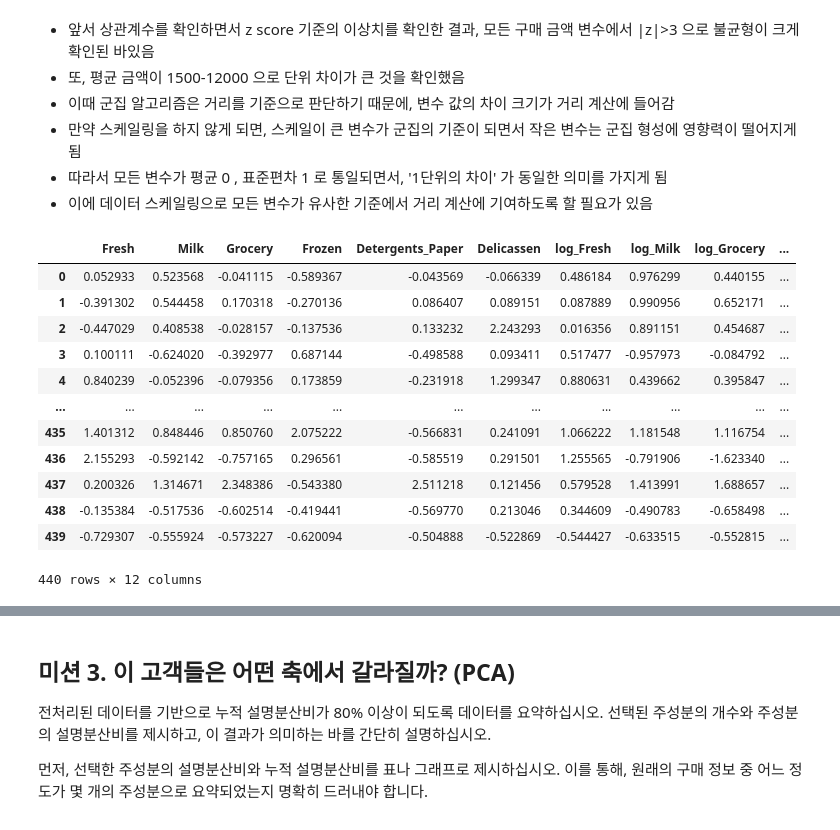
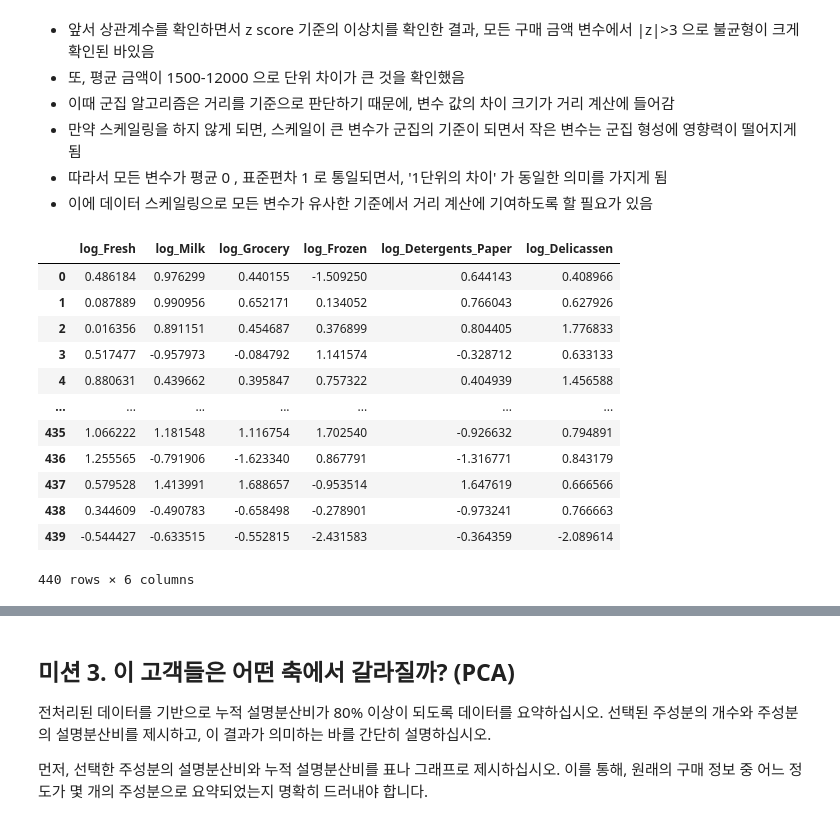
Before and after one commit to BoheeJeong/Machine_learning, a Jupyter notebook: [LAB 05] 비지도 학습 - 구매 패턴 기반 고객 군집 분석과 페르소나 도출/00.PBT_구매 패턴 기반 고객 군집 분석과 페르소나 도출.ipynb, the cells around one changed output, grey strips where cells are left out. Saved outputs shown, nothing was run; the diff lists cells and outputs as text; code cells hidden in the pictures.

```diff
--- a/[LAB 05] 비지도 학습 - 구매 패턴 기반 고객 군집 분석과 페르소나 도출/00.PBT_구매 패턴 기반 고객 군집 분석과 페르소나 도출.ipynb
+++ b/[LAB 05] 비지도 학습 - 구매 패턴 기반 고객 군집 분석과 페르소나 도출/00.PBT_구매 패턴 기반 고객 군집 분석과 페르소나 도출.ipynb
@@ -538,3 +538,16 @@ plt.show()               # 그래프 화면 출력
 plt.close()              # 그래프 작업 종료
 # %% [output]
 [figure]
+# %%
+from scipy.stats import spearmanr
+
+# 1) 스피어만 상관계수 + p-value 계산
+cols = ['Fresh', 'Milk', 'Grocery', 'Frozen','Detergents_Paper','Delicassen']
+
+corr, pvals = spearmanr(df_corr[cols])
+
+spearman_corr = pd.DataFrame(corr,  index=cols, columns=cols)
+spearman_pval = pd.DataFrame(pvals, index=cols, columns=cols)
+
+display(spearman_corr.round(3))   # 상관계수
+display(spearman_pval.round(4))   # p-value
@@ -540,0 +569,24 @@ plt.close()              # 그래프 작업 종료
+# %%
+alpha = 0.05
+
+records = []
+for i in range(len(cols)):
+    for j in range(i + 1, len(cols)):  # 위쪽 삼각형만
+        v1, v2 = cols[i], cols[j]
+        r = spearman_corr.loc[v1, v2]
+        p = spearman_pval.loc[v1, v2]
+        records.append({
+            "변수1": v1,
+            "변수2": v2,
+            "Spearman_r": r,
+            "p_value": p,
+            "유의여부(α=0.05)": "유의" if p < alpha else "불유의"
+        })
+
+corr_result_df = (
+    pd.DataFrame(records)
+      .sort_values("p_value")
+      .reset_index(drop=True)
+)
+
+display(corr_result_df)
@@ -620,21 +671,23 @@ for i in columns:
 # %%
 scaler = StandardScaler()
 sdf = DataFrame (scaler.fit_transform(df_log),columns=df_log.columns)
-sdf
+sdf_log=sdf.copy()
+sdf_log = sdf_log.drop(columns=['Fresh', 'Milk', 'Grocery', 'Frozen','Detergents_Paper','Delicassen'])
+sdf_log
 # %% [output]
-|  | Fresh | Milk | Grocery | Frozen | Detergents_Paper | Delicassen | log_Fresh | log_Milk | log_Grocery | ... |
-| 0 | 0.052933 | 0.523568 | -0.041115 | -0.589367 | -0.043569 | -0.066339 | 0.486184 | 0.976299 | 0.440155 | ... |
-| 1 | -0.391302 | 0.544458 | 0.170318 | -0.270136 | 0.086407 | 0.089151 | 0.087889 | 0.990956 | 0.652171 | ... |
-| 2 | -0.447029 | 0.408538 | -0.028157 | -0.137536 | 0.133232 | 2.243293 | 0.016356 | 0.891151 | 0.454687 | ... |
-| 3 | 0.100111 | -0.624020 | -0.392977 | 0.687144 | -0.498588 | 0.093411 | 0.517477 | -0.957973 | -0.084792 | ... |
-| 4 | 0.840239 | -0.052396 | -0.079356 | 0.173859 | -0.231918 | 1.299347 | 0.880631 | 0.439662 | 0.395847 | ... |
-| ... | ... | ... | ... | ... | ... | ... | ... | ... | ... | ... |
-| 435 | 1.401312 | 0.848446 | 0.850760 | 2.075222 | -0.566831 | 0.241091 | 1.066222 | 1.181548 | 1.116754 | ... |
-| 436 | 2.155293 | -0.592142 | -0.757165 | 0.296561 | -0.585519 | 0.291501 | 1.255565 | -0.791906 | -1.623340 | ... |
-| 437 | 0.200326 | 1.314671 | 2.348386 | -0.543380 | 2.511218 | 0.121456 | 0.579528 | 1.413991 | 1.688657 | ... |
-| 438 | -0.135384 | -0.517536 | -0.602514 | -0.419441 | -0.569770 | 0.213046 | 0.344609 | -0.490783 | -0.658498 | ... |
-| 439 | -0.729307 | -0.555924 | -0.573227 | -0.620094 | -0.504888 | -0.522869 | -0.544427 | -0.633515 | -0.552815 | ... |
+|  | log_Fresh | log_Milk | log_Grocery | log_Frozen | log_Detergents_Paper | log_Delicassen |
+| 0 | 0.486184 | 0.976299 | 0.440155 | -1.509250 | 0.644143 | 0.408966 |
+| 1 | 0.087889 | 0.990956 | 0.652171 | 0.134052 | 0.766043 | 0.627926 |
+| 2 | 0.016356 | 0.891151 | 0.454687 | 0.376899 | 0.804405 | 1.776833 |
+| 3 | 0.517477 | -0.957973 | -0.084792 | 1.141574 | -0.328712 | 0.633133 |
+| 4 | 0.880631 | 0.439662 | 0.395847 | 0.757322 | 0.404939 | 1.456588 |
+| ... | ... | ... | ... | ... | ... | ... |
+| 435 | 1.066222 | 1.181548 | 1.116754 | 1.702540 | -0.926632 | 0.794891 |
+| 436 | 1.255565 | -0.791906 | -1.623340 | 0.867791 | -1.316771 | 0.843179 |
+| 437 | 0.579528 | 1.413991 | 1.688657 | -0.953514 | 1.647619 | 0.666566 |
+| 438 | 0.344609 | -0.490783 | -0.658498 | -0.278901 | -0.973241 | 0.766663 |
+| 439 | -0.544427 | -0.633515 | -0.552815 | -2.431583 | -0.364359 | -2.089614 |
-440 rows × 12 columns
+440 rows × 6 columns
 # %%
 sdf_log=sdf.copy()
 sdf_log = sdf_log.drop(columns=['Fresh', 'Milk', 'Grocery', 'Frozen','Detergents_Paper','Delicassen'])
```
Also changed, not shown: parts of 10 cells of this notebook, 12 other files.
